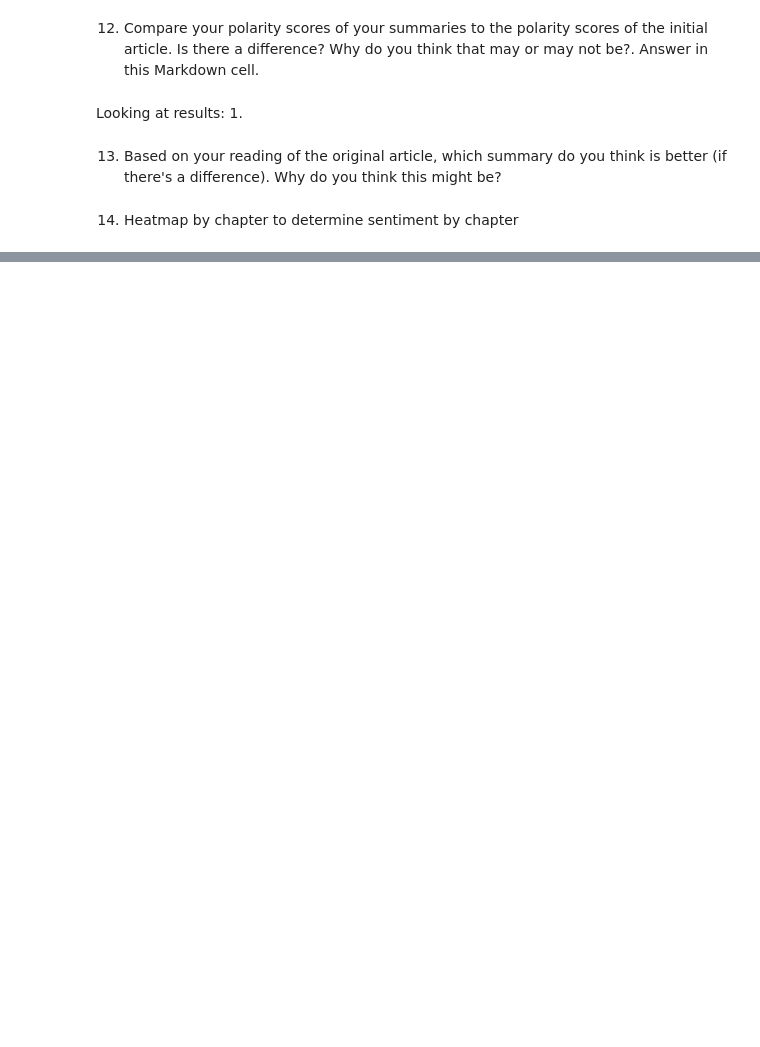
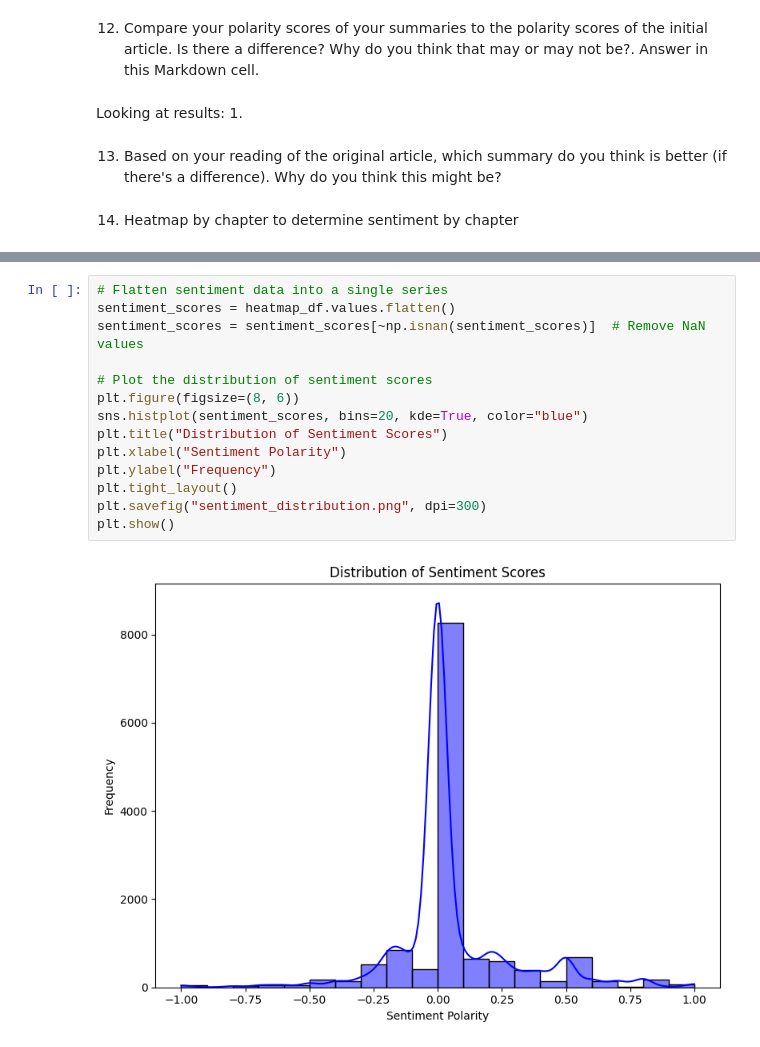
Before and after one commit to JBtallgrass/wm-nlp-07, a Jupyter notebook: article-summarizer.ipynb, the cells around one changed output, grey strips where cells are left out. Saved outputs shown, nothing was run; the diff lists cells and outputs as text; blank space fills up the shorter version.

```diff
--- a/article-summarizer.ipynb
+++ b/article-summarizer.ipynb
@@ -800,0 +925,16 @@ plt.show()
+# %%
+# Flatten sentiment data into a single series
+sentiment_scores = heatmap_df.values.flatten()
+sentiment_scores = sentiment_scores[~np.isnan(sentiment_scores)]  # Remove NaN values
+
+# Plot the distribution of sentiment scores
+plt.figure(figsize=(8, 6))
+sns.histplot(sentiment_scores, bins=20, kde=True, color="blue")
+plt.title("Distribution of Sentiment Scores")
+plt.xlabel("Sentiment Polarity")
+plt.ylabel("Frequency")
+plt.tight_layout()
+plt.savefig("sentiment_distribution.png", dpi=300)
+plt.show()
+# %% [output]
+[figure, added]
```
Also changed, not shown: parts of 29 cells of this notebook, 9 other files.
